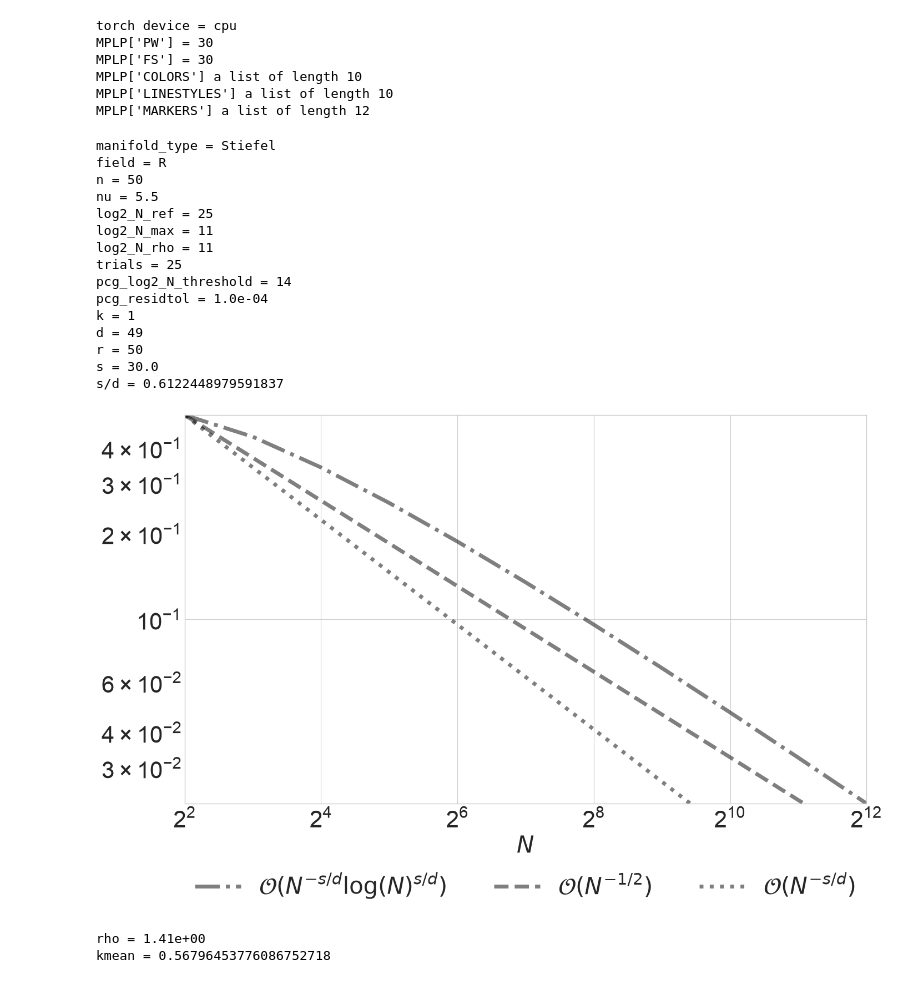
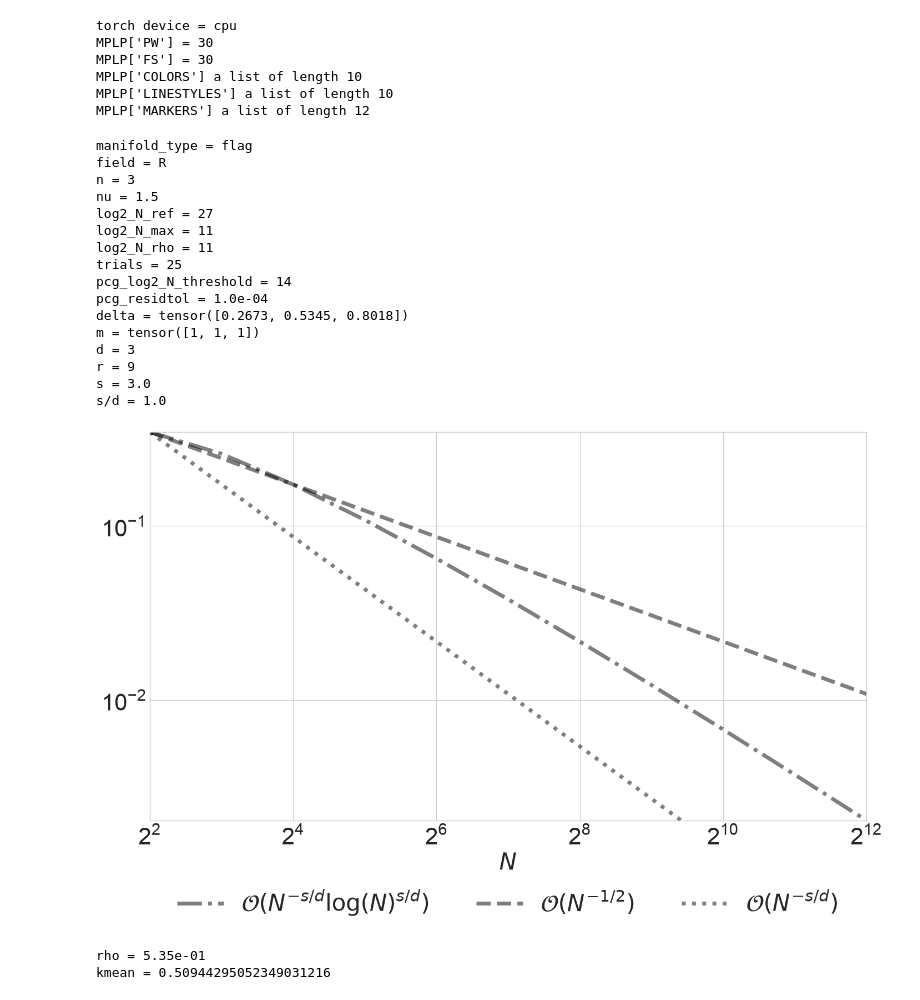
Before and after one commit to alegresor/rmatqmcpy, a Jupyter notebook: docs/examples/opt_rates.matern.ipynb, the cells around one changed output. Saved outputs shown, nothing was run; the diff lists cells and outputs as text; code cells hidden in the pictures.

```diff
--- a/docs/examples/opt_rates.matern.ipynb
+++ b/docs/examples/opt_rates.matern.ipynb
@@ -24,11 +24,11 @@ MPLP['COLORS'] a list of length 10
 MPLP['LINESTYLES'] a list of length 10
 MPLP['MARKERS'] a list of length 12
 # %%
-manifold_type = "Stiefel" # Stiefel, Gr, flag, LGr
+manifold_type = "flag" # Stiefel, Gr, flag, LGr
 field = "R" # R,C,H
-n = 50
-nu = 11/2 # 3/2,9/2,11/2
-log2_N_ref = 25 # 26,24
+n = 3
+nu = 3/2 # 3/2,9/2,11/2
+log2_N_ref = 27 # 26,24
 log2_N_max = 11
 log2_N_rho = 11
 trials = 25
@@ -137,43 +137,44 @@ else: raise Exception("invalid manifold_type = %s"%manifold_type)
 s = nu+d/2
 print("d = %d"%d)
 print("r = %d"%r)
 print("s = %s"%s)
 print("s/d = %s"%(s/d))
 fig,ax = pyplot.subplots(nrows=1,ncols=1,figsize=(MPLP["PW"]/2,MPLP["PW"]/2/1.5),sharex=True,sharey=False)
 N_plot = 2**np.arange(2,13)
 primary_trend = N_plot**(-s/d)*np.log(N_plot)**(s/d)
 ax.plot(N_plot,primary_trend,color="k",alpha=0.5,linestyle="dashdot",label=r"$\mathcal{O}(N^{-s/d} \log(N)^{s/d})$")
 ax.set_yscale("log",base=10)
 ax.set_xscale("log",base=2)
 xmin,xmax = [N_plot[0],N_plot[-1]]
 # xmin,xmax = ax.get_xlim()
 ymin,ymax = primary_trend.min(),primary_trend.max()
 # ymin,ymax = ax.get_ylim()
 ax.set_xlim([xmin,xmax])
 ax.set_ylim([ymin,ymax])
 ax.axline([xmin,ymax],[2*xmin,2**(-1/2)*ymax],color="k",alpha=0.5,label=r"$\mathcal{O}(N^{-1/2})$",linestyle="dashed")
 ax.axline([xmin,ymax],[2*xmin,2**(-s/d)*ymax],color="k",alpha=0.5,label=r"$\mathcal{O}(N^{-s/d})$",linestyle="dotted")
 ax.legend(frameon=False,ncols=4,loc="lower center",bbox_to_anchor=(.5,-.3))
 ax.set_xlabel(r"$N$")
 fig.tight_layout()
 del N_plot,primary_trend
 # %% [output]
-manifold_type = Stiefel
+manifold_type = flag
 field = R
-n = 50
-nu = 5.5
-log2_N_ref = 25
+n = 3
+nu = 1.5
+log2_N_ref = 27
 log2_N_max = 11
 log2_N_rho = 11
 trials = 25
 pcg_log2_N_threshold = 14
 pcg_residtol = 1.0e-04
-k = 1
-d = 49
-r = 50
-s = 30.0
-s/d = 0.6122448979591837
+delta = tensor([0.2673, 0.5345, 0.8018])
+m = tensor([1, 1, 1])
+d = 3
+r = 9
+s = 3.0
+s/d = 1.0
-[figure, old version]
+[figure, new version]
 # %%
 x_ref = rand_manifold(N=2**0,n=n,seed=107,qp_unif_gen=qp.Net)
 y_ref = rand_manifold(N=2**log2_N_ref,n=n,seed=101,qp_unif_gen=qp.Net)
@@ -186,8 +187,8 @@ kmean = kernel(x_ref[:,None,:,:],y_ref[None,:,:,:]).mean().item()
 print("kmean = %.20f"%kmean)
 del x_ref,y_ref,N_rho,fnorms
 # %% [output]
-rho = 1.41e+00
-kmean = 0.56796453776086752718
+rho = 5.35e-01
+kmean = 0.50944295052349031216
 # %%
 genf_ld_optw_decomp = [
     [r"IID $\mathcal{X}$ ~ Equal $\boldsymbol{w}$",     False,      False,      "default"],
```
Also changed, not shown: parts of 4 cells of this notebook, 2 other files.
